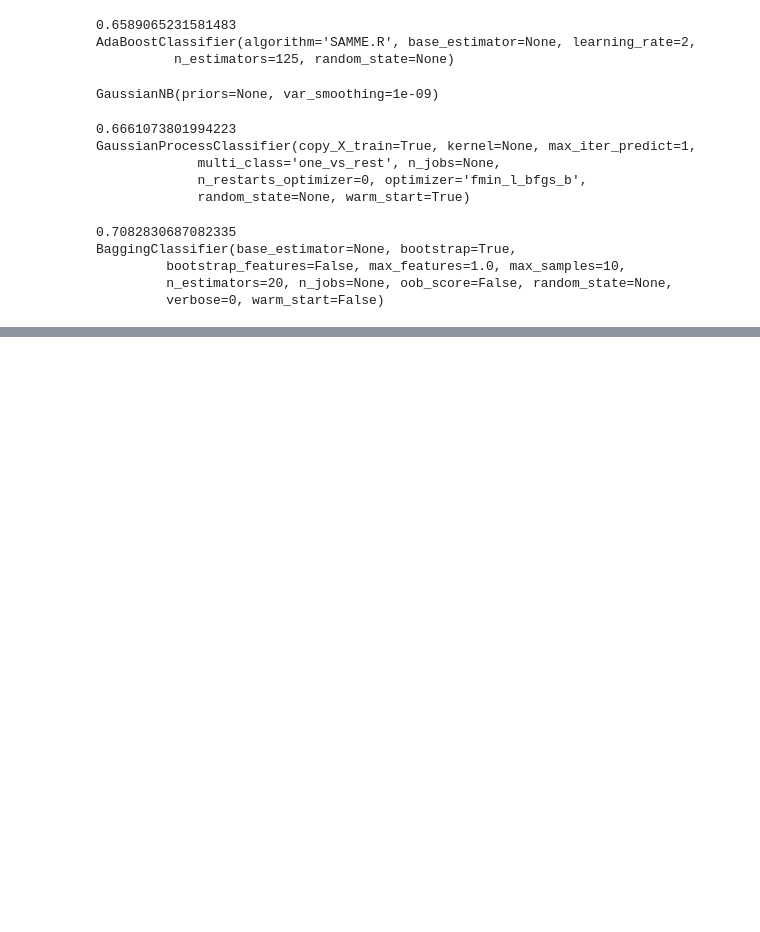
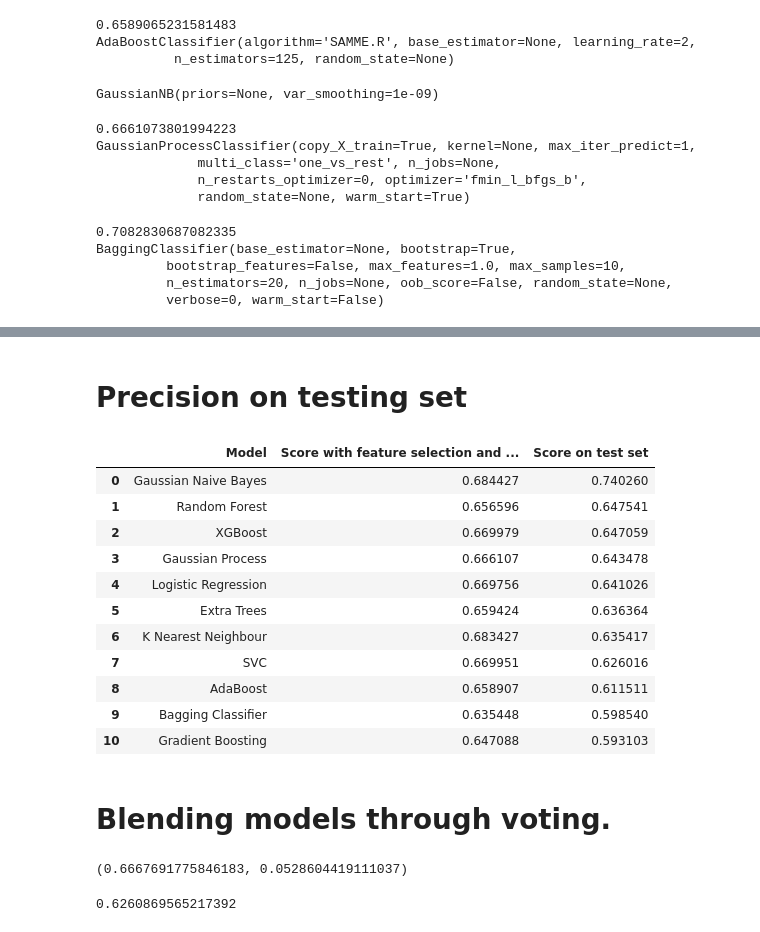
Before and after one commit to reneang17/fintech-demo, a Jupyter notebook: Model_dataset_A.ipynb, the cells around one changed output, grey strips where cells are left out. Drawn from its saved outputs; the diff is of its cells as text; code cells hidden in the pictures; blank space fills up the shorter version.

```diff
--- a/Model_dataset_A.ipynb
+++ b/Model_dataset_A.ipynb
@@ -685,0 +669,30 @@ for i in models_names:
+# %% [markdown]
+# Precision on testing set
+# %%
+from sklearn.metrics import precision_score
+scores_test=[]
+for mod in models_dict_v3:
+    predictions=(models_dict_v3[mod].predict(X_test))
+    scores_test.append(precision_score(y_test,predictions))
+# %%
+# Creating a table of results, ranked highest to lowest
+results = pd.DataFrame({
+    'Model': models_names,
+    'Score with feature selection and tuned hy-parameters': scores_v3,
+    'Score on test set': scores_test})
+
+result_df = results.sort_values(by='Score on test set', ascending=False).reset_index(drop=True)
+result_df.head(11)
+# %% [output]
+|  | Model | Score with feature selection and ... | Score on test set |
+| 0 | Gaussian Naive Bayes | 0.684427 | 0.740260 |
+| 1 | Random Forest | 0.656596 | 0.647541 |
+| 2 | XGBoost | 0.669979 | 0.647059 |
+| 3 | Gaussian Process | 0.666107 | 0.643478 |
+| 4 | Logistic Regression | 0.669756 | 0.641026 |
+| 5 | Extra Trees | 0.659424 | 0.636364 |
+| 6 | K Nearest Neighbour | 0.683427 | 0.635417 |
+| 7 | SVC | 0.669951 | 0.626016 |
+| 8 | AdaBoost | 0.658907 | 0.611511 |
+| 9 | Bagging Classifier | 0.635448 | 0.598540 |
+| 10 | Gradient Boosting | 0.647088 | 0.593103 |
@@ -685,0 +701,19 @@ for i in models_names:
+# %% [markdown]
+# Blending models through voting.
+# %%
+# split blending train/cv
+
+votingC = VotingClassifier(estimators= list(models_dict_v3.items()) , voting='hard', n_jobs = -1)
+
+cv_result=cross_val_score(votingC, X_train, y = y_train, scoring = 'precision', cv = kfold, n_jobs = -1)
+
+cv_result.mean(), cv_result.std()
+# %% [output]
+(0.6667691775846183, 0.0528604419111037)
+# %%
+# So final precision we got from this data set is:
+
+votingC = votingC.fit(X_train, y_train)
+precision_score(y_test, votingC.predict(X_test))
+# %% [output]
+0.6260869565217392
```
Also changed, not shown: parts of 6 cells of this notebook.
